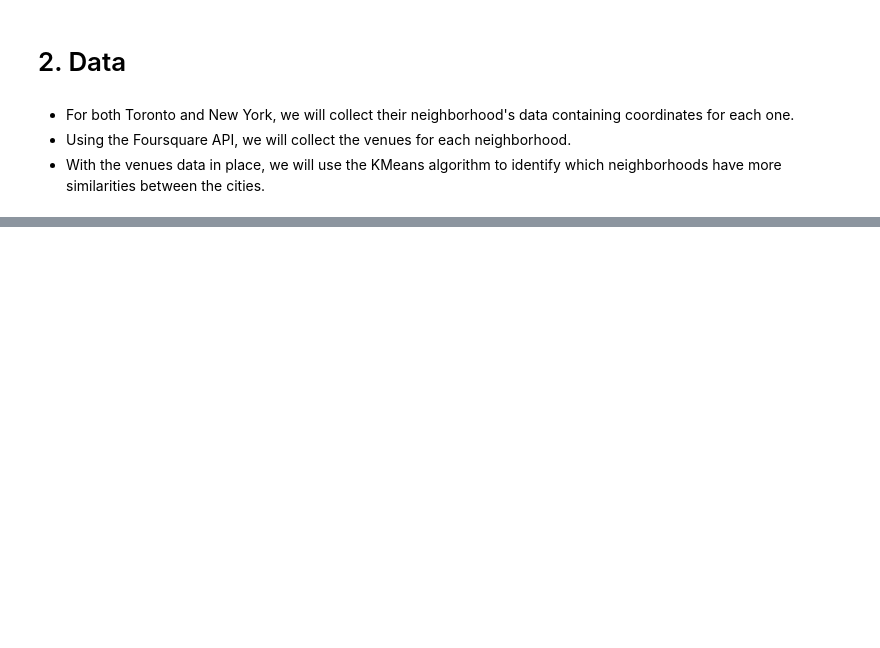
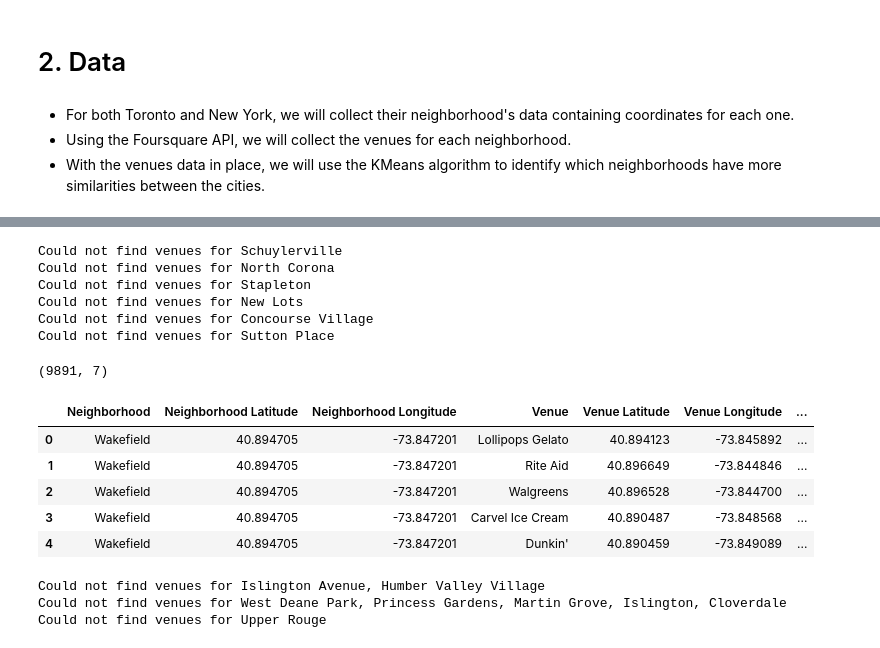
Before and after one commit to tcurvelo/Coursera_Capstone, a Jupyter notebook: ny2to.ipynb, the cells around one changed output, grey strips where cells are left out. Cells and saved outputs as stored; diff of their text form; code cells hidden in the pictures; blank space fills up the shorter version.

Commit message:
[week 5] Add both cities' data

```diff
--- a/ny2to.ipynb
+++ b/ny2to.ipynb
@@ -15,3 +15,15 @@ This work will simulate that analysis, exploring both cities' neighborhoods and
 - For both Toronto and New York, we will collect their neighborhood's data containing coordinates for each one.
 - Using the Foursquare API, we will collect the venues for each neighborhood.
 - With the venues data in place, we will use the KMeans algorithm to identify which neighborhoods have more similarities between the cities.
+# %%
+import folium
+import pandas as pd
+import os
+import requests
+import seaborn as sns
+
+from IPython.core.display import display, HTML
+from sklearn.cluster import KMeans
+
+pd.set_option('display.max_columns', None)
+pd.set_option('display.max_rows', None)
@@ -17,0 +32,16 @@ This work will simulate that analysis, exploring both cities' neighborhoods and
+# %%
+ny_geospatial = requests.get(
+    "https://cf-courses-data.s3.us.cloud-object-storage.appdomain.cloud/"
+    "IBMDeveloperSkillsNetwork-DS0701EN-SkillsNetwork/labs/newyork_data.json"
+).json()
+# %%
+# instantiate the dataframe
+newyork = pd.DataFrame(columns=['Neighborhood', 'Latitude', 'Longitude'] )
+
+# populate it with neighborhoods'name and coordinates
+for nb in ny_geospatial['features']:
+    newyork = newyork.append({
+        "Neighborhood": nb['properties']['name'],
+        "Latitude": nb['geometry']['coordinates'][1],
+        "Longitude": nb['geometry']['coordinates'][0],
+    }, ignore_index=True)
@@ -17,0 +185,33 @@ This work will simulate that analysis, exploring both cities' neighborhoods and
+# %%
+# request venues for all new york's neighborhoods
+newyork_venues_lists = newyork.apply(get_venues_from_neighborhood, axis=1)
+newyork_venues = flatten_venues_list(newyork_venues_lists)
+# %% [output]
+Could not find venues for Schuylerville
+Could not find venues for North Corona
+Could not find venues for Stapleton
+Could not find venues for New Lots
+Could not find venues for Concourse Village
+Could not find venues for Sutton Place
+# %%
+# Optional. To save time on downloading, we can store/retrieve the nb dataframe
+# newyork_venues.to_csv("newyork_venues.csv", index=False)
+# newyork_venues = pd.read_csv("newyork_venues.csv")
+print(newyork_venues.shape)
+newyork_venues.head()
+# %% [output]
+(9891, 7)
+|  | Neighborhood | Neighborhood Latitude | Neighborhood Longitude | Venue | Venue Latitude | Venue Longitude | ... |
+| 0 | Wakefield | 40.894705 | -73.847201 | Lollipops Gelato | 40.894123 | -73.845892 | ... |
+| 1 | Wakefield | 40.894705 | -73.847201 | Rite Aid | 40.896649 | -73.844846 | ... |
+| 2 | Wakefield | 40.894705 | -73.847201 | Walgreens | 40.896528 | -73.844700 | ... |
+| 3 | Wakefield | 40.894705 | -73.847201 | Carvel Ice Cream | 40.890487 | -73.848568 | ... |
+| 4 | Wakefield | 40.894705 | -73.847201 | Dunkin' | 40.890459 | -73.849089 | ... |
+# %%
+# request venues for all toronto's neighborhoods
+toronto_venues_lists = toronto.apply(get_venues_from_neighborhood, axis=1)
+toronto_venues = flatten_venues_list(toronto_venues_lists)
+# %% [output]
+Could not find venues for Islington Avenue, Humber Valley Village
+Could not find venues for West Deane Park, Princess Gardens, Martin Grove, Islington, Cloverdale
+Could not find venues for Upper Rouge
```
Also changed, not shown: parts of 14 cells of this notebook, 4 other files.
